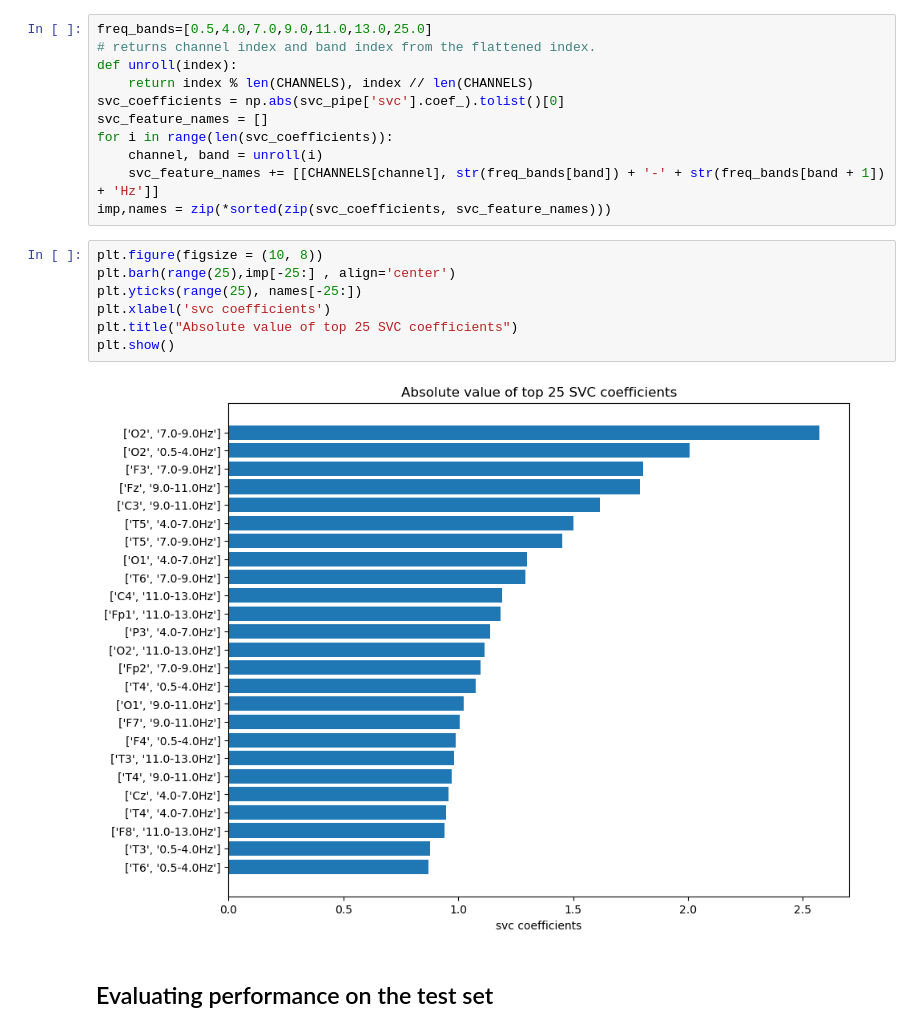
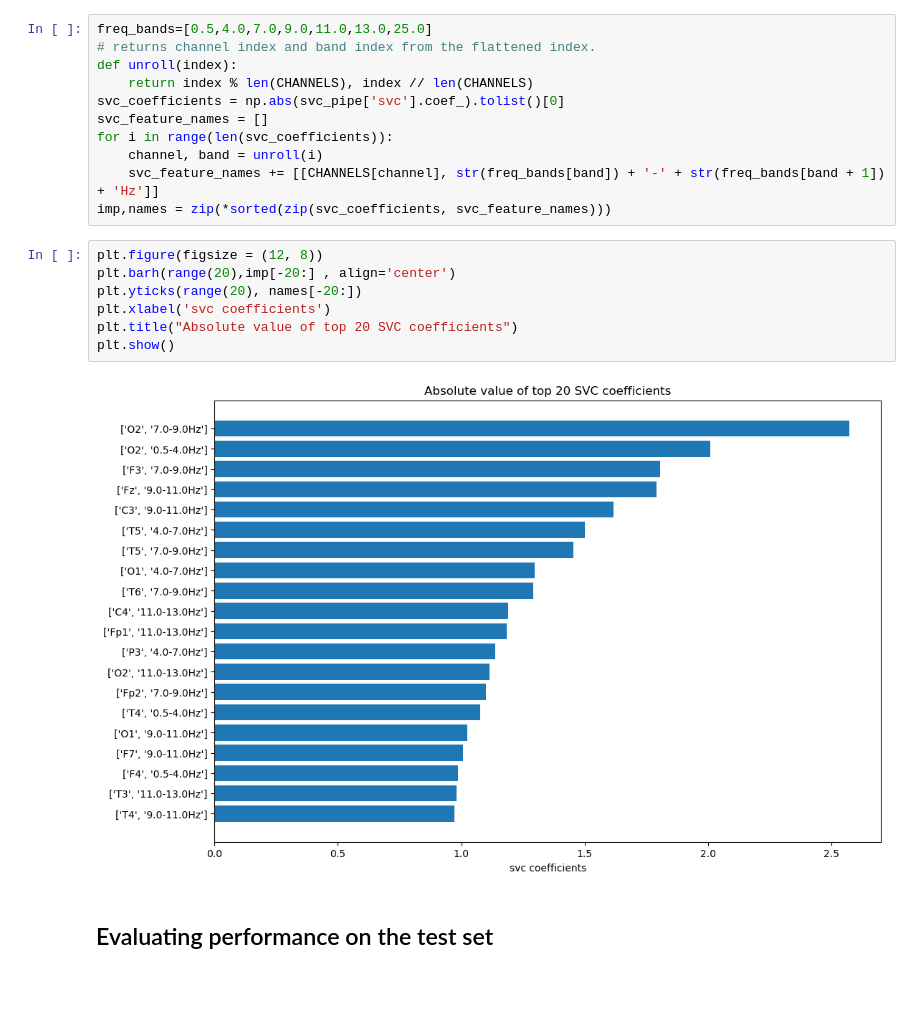
Before and after one commit to HimanshuKhanchandani/Dementia-Detection-Tool, a Jupyter notebook: models/Final_ADHealthy_model_save.ipynb, the cells around one changed output. Saved outputs shown, nothing was run; the diff lists cells and outputs as text; blank space fills up the shorter version.

```diff
--- a/models/Final_ADHealthy_model_save.ipynb
+++ b/models/Final_ADHealthy_model_save.ipynb
@@ -42,14 +42,14 @@ for i in range(len(svc_coefficients)):
     svc_feature_names += [[CHANNELS[channel], str(freq_bands[band]) + '-' + str(freq_bands[band + 1]) + 'Hz']]
 imp,names = zip(*sorted(zip(svc_coefficients, svc_feature_names)))
 # %%
-plt.figure(figsize = (10, 8))
-plt.barh(range(25),imp[-25:] , align='center')
-plt.yticks(range(25), names[-25:])
+plt.figure(figsize = (12, 8))
+plt.barh(range(20),imp[-20:] , align='center')
+plt.yticks(range(20), names[-20:])
 plt.xlabel('svc coefficients')
-plt.title("Absolute value of top 25 SVC coefficients")
+plt.title("Absolute value of top 20 SVC coefficients")
 plt.show()
 # %% [output]
-[figure, old version]
+[figure, new version]
 # %% [markdown]
 ## Evaluating performance on the test set
 # %%
```
Also changed, not shown: 3 other files.
